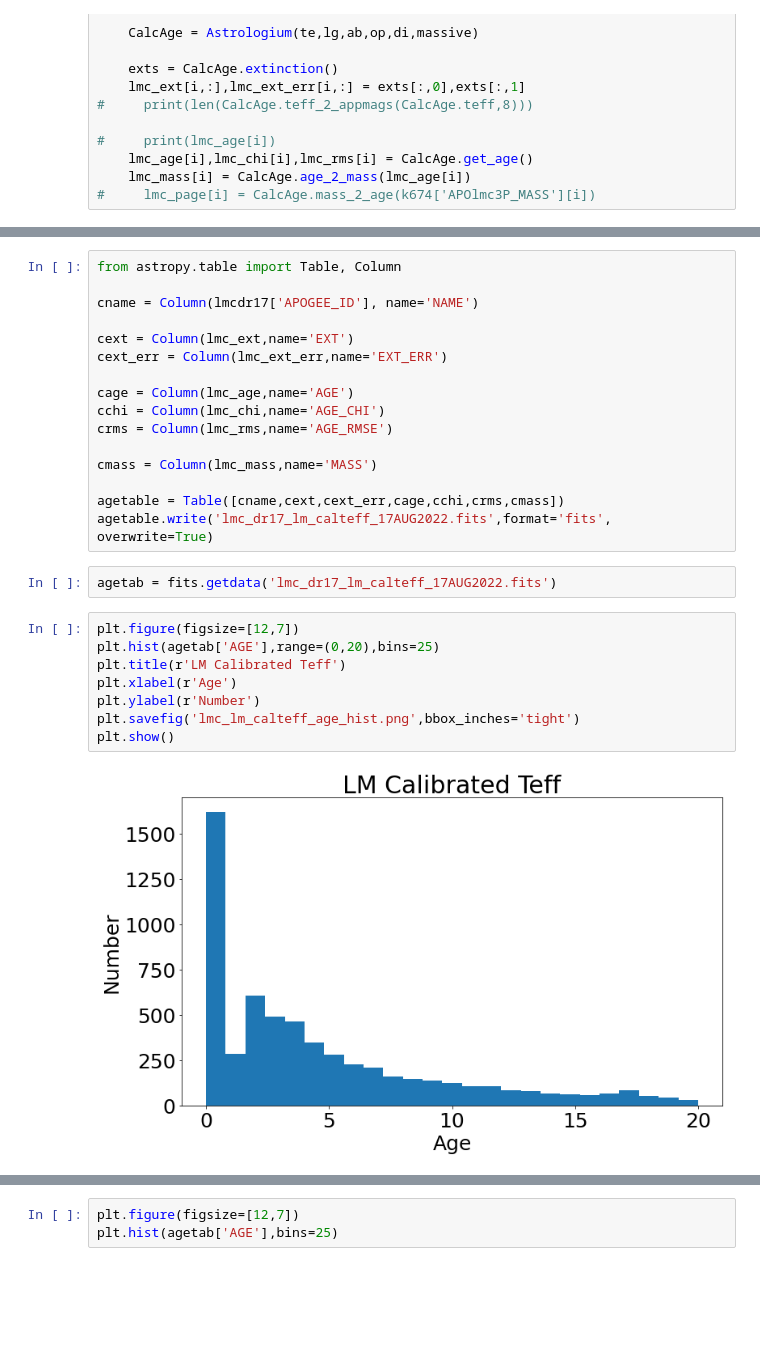
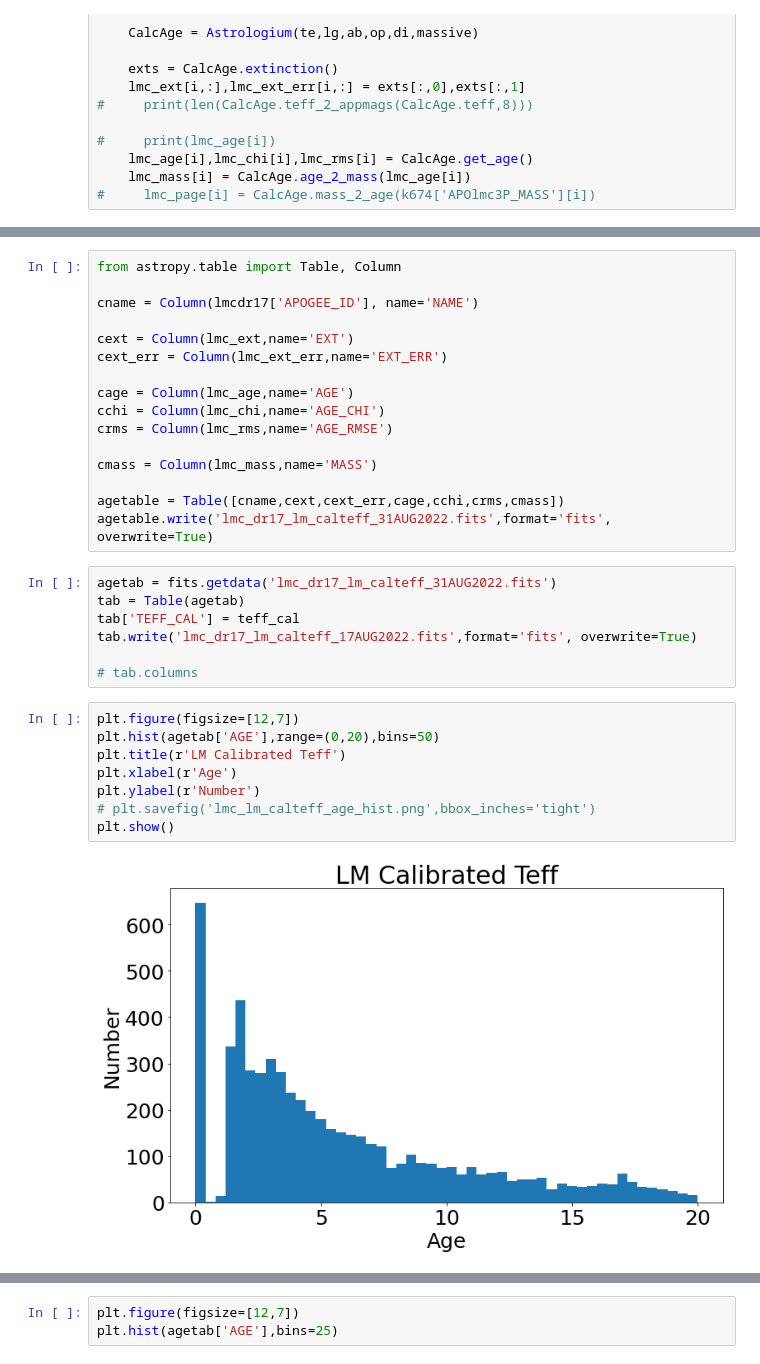
Before and after one commit to JoshuaPovick/Age_Fitting, a Jupyter notebook: notebooks/AstrologiumLMC-LM-CalTeffOnly.ipynb, the cells around one changed output, grey strips where cells are left out. Drawn from its saved outputs; the diff is of its cells as text; blank space fills up the shorter version.

Commit message:
teff calibration and working on bugs

```diff
--- a/notebooks/AstrologiumLMC-LM-CalTeffOnly.ipynb
+++ b/notebooks/AstrologiumLMC-LM-CalTeffOnly.ipynb
@@ -1448,16 +1451,21 @@ crms = Column(lmc_rms,name='AGE_RMSE')
 cmass = Column(lmc_mass,name='MASS')
 
 agetable = Table([cname,cext,cext_err,cage,cchi,crms,cmass])
-agetable.write('lmc_dr17_lm_calteff_17AUG2022.fits',format='fits', overwrite=True)
+agetable.write('lmc_dr17_lm_calteff_31AUG2022.fits',format='fits', overwrite=True)
-# %%
-agetab = fits.getdata('lmc_dr17_lm_calteff_17AUG2022.fits')
+# %%
+agetab = fits.getdata('lmc_dr17_lm_calteff_31AUG2022.fits')
+tab = Table(agetab)
+tab['TEFF_CAL'] = teff_cal
+tab.write('lmc_dr17_lm_calteff_17AUG2022.fits',format='fits', overwrite=True)
+
+# tab.columns
 # %%
 plt.figure(figsize=[12,7])
-plt.hist(agetab['AGE'],range=(0,20),bins=25)
+plt.hist(agetab['AGE'],range=(0,20),bins=50)
 plt.title(r'LM Calibrated Teff')
 plt.xlabel(r'Age')
 plt.ylabel(r'Number')
-plt.savefig('lmc_lm_calteff_age_hist.png',bbox_inches='tight')
+# plt.savefig('lmc_lm_calteff_age_hist.png',bbox_inches='tight')
 plt.show()
 # %% [output]
-[figure, old version]
+[figure, new version]
```
Also changed, not shown: parts of 18 cells of this notebook, 29 other files.
